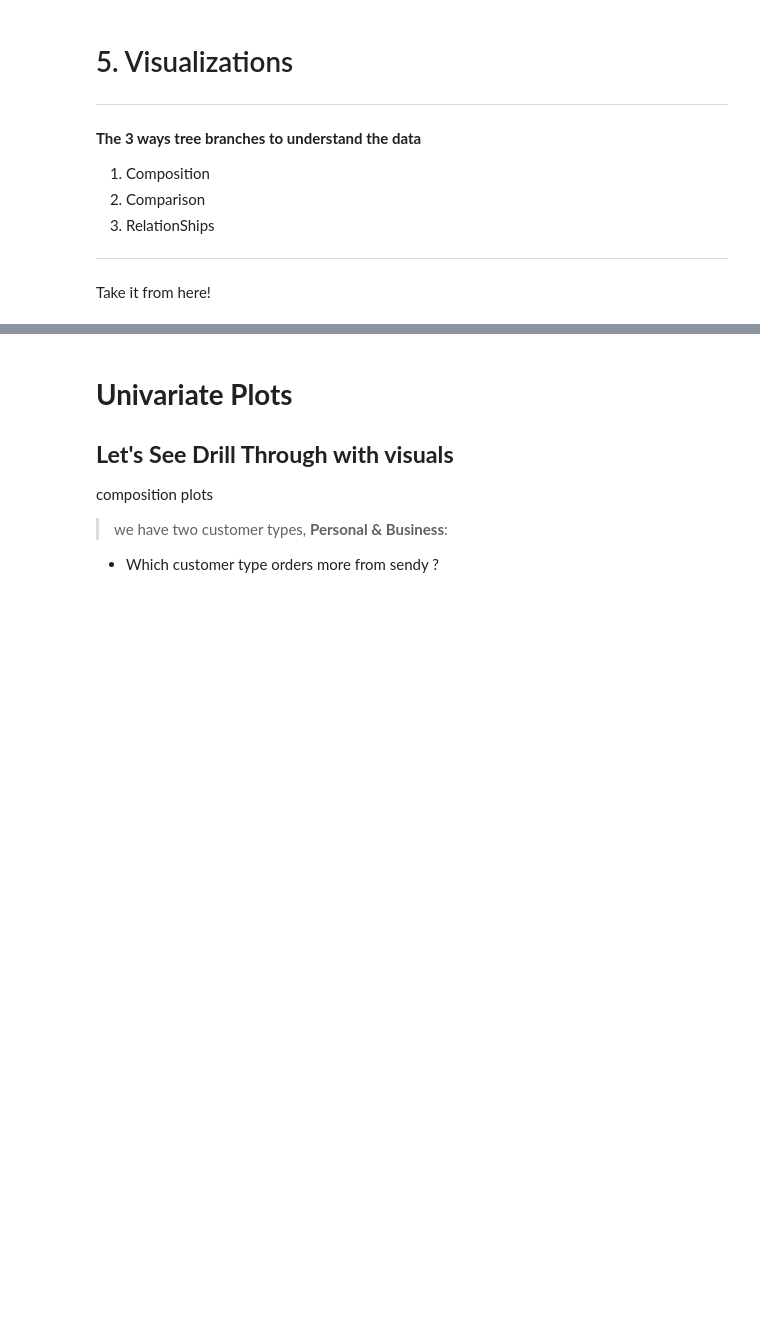
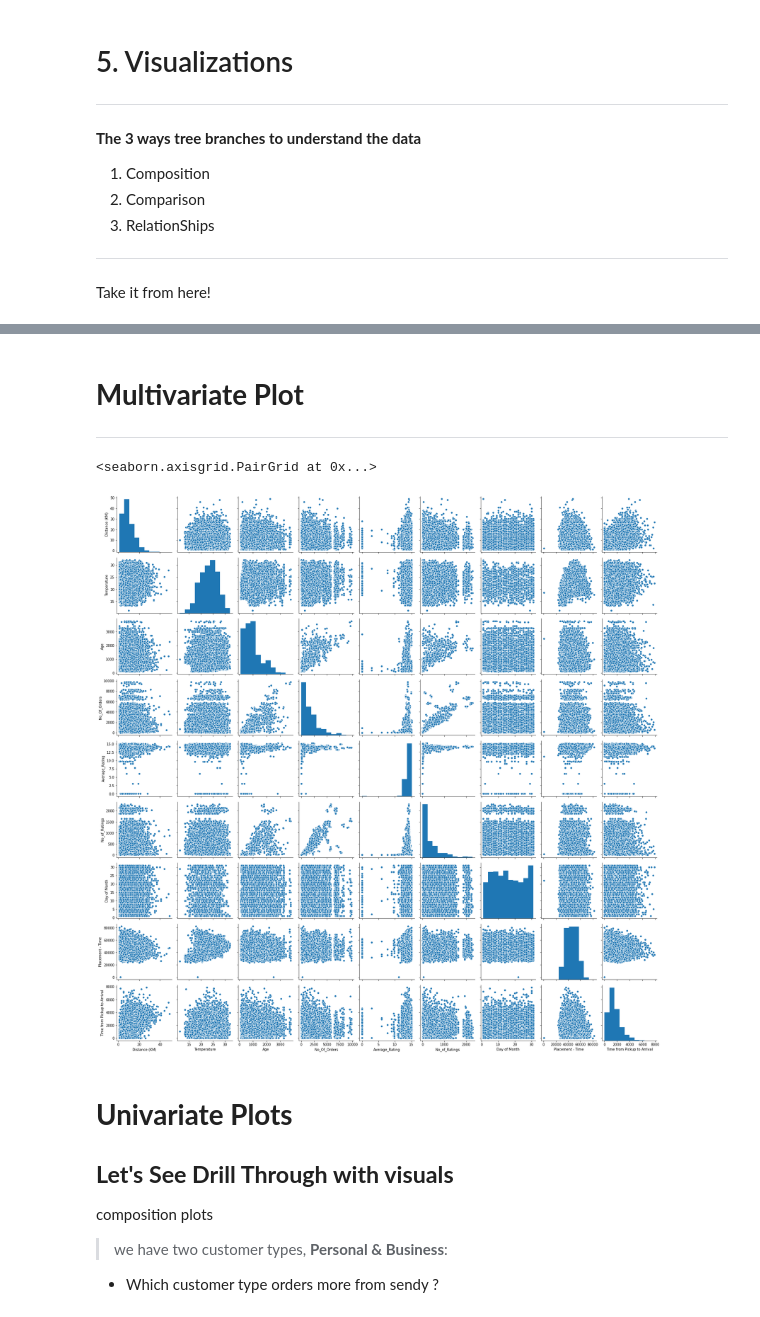
Before and after one commit to Explore-EDSA-2020/Regression-Sendy-Logistics-Challenge, a Jupyter notebook: notebook/Sendy_logistics_EDA.ipynb, the cells around one changed output, grey strips where cells are left out. Cells and saved outputs as stored; diff of their text form; code cells hidden in the pictures; blank space fills up the shorter version.

Commit message:
add custom functions and plot univariate and bivariate

```diff
--- a/notebook/Sendy_logistics_EDA.ipynb
+++ b/notebook/Sendy_logistics_EDA.ipynb
@@ -390,3 +405,14 @@ get_Duplicate_Columns(train_riders)
 3. RelationShips
 ---
 Take it from here!
+# %%
+# making a copy of dataframe
+train_prep = train_riders.copy()
+# %%
+# drop duplicates
+duplicates = get_Duplicate_Columns(train_prep)
+train_prep = train_prep.drop(columns=get_Duplicate_Columns(train_prep), axis=1)
+train_prep = train_prep.drop(columns=[ 'Confirmation - Day of Month',
+                                      'Confirmation - Weekday (Mo = 1)',
+                                      'Vehicle Type','User Id','Precipitation in millimeters'], axis=1)
+print(duplicates)
@@ -392,0 +421,11 @@ Take it from here!
+# %%
+# encode weekdays numbers to names
+train_prep = to_weekday_name(train_prep, 'Weekday (Mo = 1)')
+
+# rename Features names
+train_prep.rename(columns={'Personal or Business':'Customer Type',
+                           'Placement - Weekday (Mo = 1)': 'Weekday (Mo = 1)',
+                           'Placement - Day of Month': 'Day of Month'}, inplace=True)
+
+# encoding platform types
+train_prep= to_platform_type(train_prep)
@@ -393,3 +439,3 @@ Take it from here!
 # %%
 # convert to seconds, all features with column name ending with Time, run it only once!
-datetime_to_seconds(train_riders).head()
+train_prep = datetime_to_seconds(train_prep)
@@ -399,3 +483,14 @@ train_riders = to_weekday_name(train_riders, 'Weekday (Mo = 1)')
+# %% [markdown]
+# **Multivariate Plot**
+---
+# %%
+sns.pairplot(train_prep[['Distance (KM)', 'Temperature','Age','No_Of_Orders',
+                'Average_Rating','No_of_Ratings','Day of Month','Placement - Time',
+                'Confirmation - Time','Arrival at Pickup - Time',
+                'Arrival at Destination - Time','Time from Pickup to Arrival']])
+# %% [output]
+<seaborn.axisgrid.PairGrid at 0x...>
+[figure, added]
 # %% [markdown]
 # **Univariate Plots**
 **Let's See Drill Through with visuals**
```
Also changed, not shown: parts of 11 cells of this notebook.
